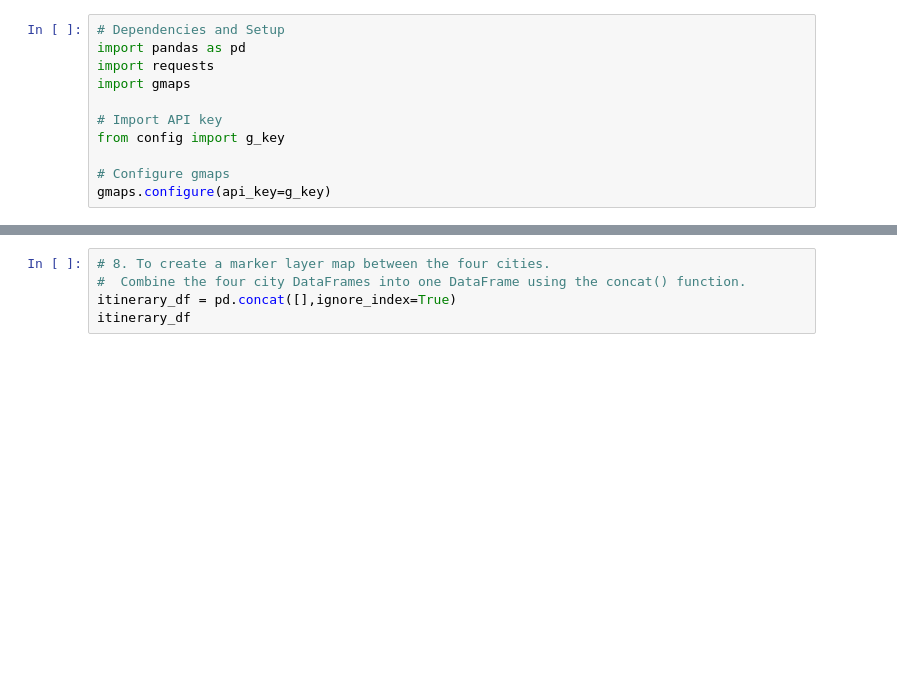
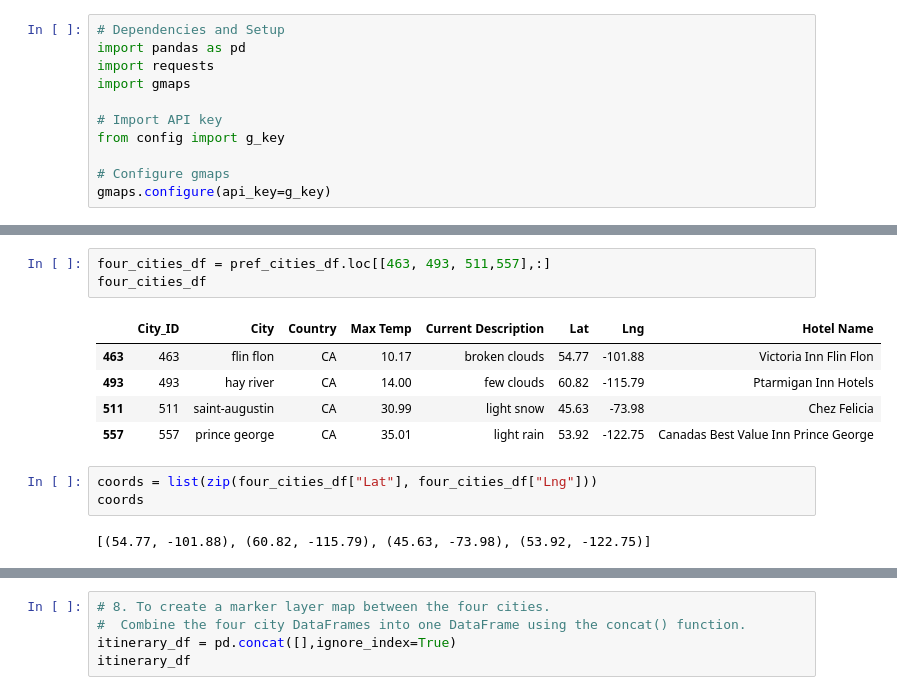
Before and after one commit to carolinacraus/World_Weather_Analysis, a Jupyter notebook: Vacation_Itinerary/Vacation_Itinerary.ipynb, the cells around one changed output, grey strips where cells are left out. Drawn from its saved outputs; the diff is of its cells as text; blank space fills up the shorter version.

```diff
--- a/Vacation_Itinerary/Vacation_Itinerary.ipynb
+++ b/Vacation_Itinerary/Vacation_Itinerary.ipynb
@@ -61,3 +53,17 @@ print(stop1)
+# %%
+four_cities_df = pref_cities_df.loc[[463, 493, 511,557],:]
+four_cities_df
+# %% [output]
+|  | City_ID | City | Country | Max Temp | Current Description | Lat | Lng | Hotel Name |
+| 463 | 463 | flin flon | CA | 10.17 | broken clouds | 54.77 | -101.88 | Victoria Inn Flin Flon |
+| 493 | 493 | hay river | CA | 14.00 | few clouds | 60.82 | -115.79 | Ptarmigan Inn Hotels |
+| 511 | 511 | saint-augustin | CA | 30.99 | light snow | 45.63 | -73.98 | Chez Felicia |
+| 557 | 557 | prince george | CA | 35.01 | light rain | 53.92 | -122.75 | Canadas Best Value Inn Prince George |
+# %%
+coords = list(zip(four_cities_df["Lat"], four_cities_df["Lng"]))
+coords
+# %% [output]
+[(54.77, -101.88), (60.82, -115.79), (45.63, -73.98), (53.92, -122.75)]
 # %%
 # 7. Create a direction layer map using the start and end latitude-longitude pairs,
 # and stop1, stop2, and stop3 as the waypoints. The travel_mode should be "DRIVING", "BICYCLING", or "WALKING".
```
Also changed, not shown: parts of 14 cells of this notebook, 5 other files.
